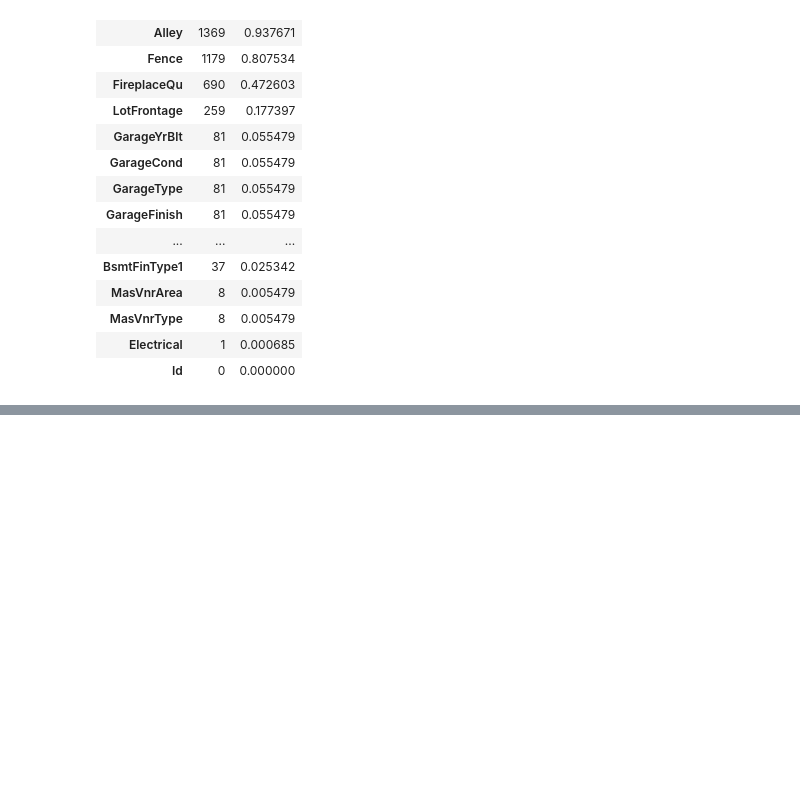
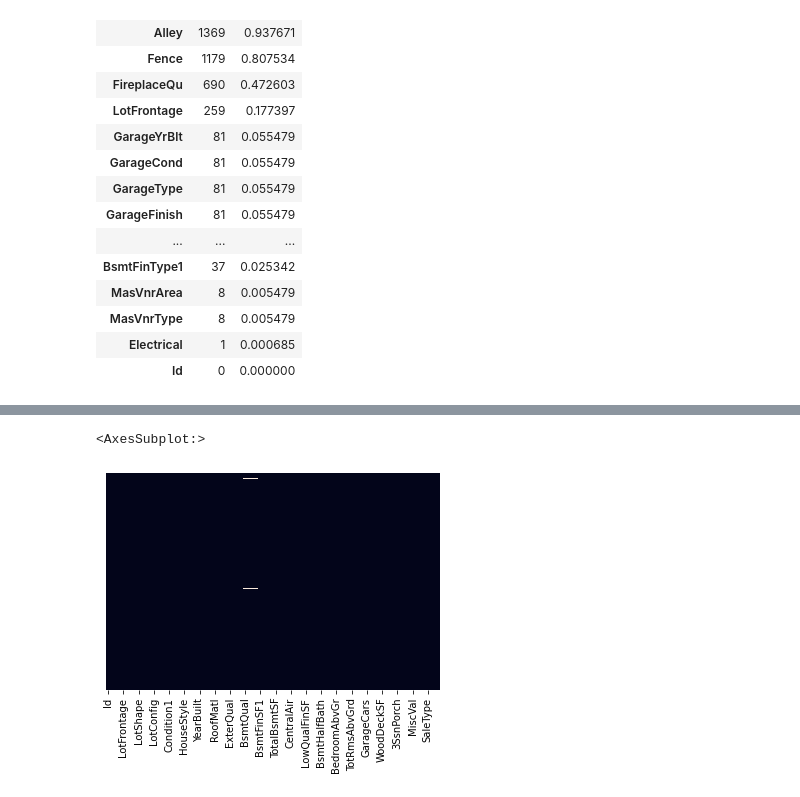
Before and after one commit to TaliyIvanov/Kaggle, a Jupyter notebook: 02.Kaggle Competition - House Prices Advanced Regression Techniques/Kaggle Competition - House Prices Advanced Regression Techniques.ipynb, the cells around one changed output, grey strips where cells are left out. Cells and saved outputs as stored; diff of their text form; code cells hidden in the pictures; blank space fills up the shorter version.

```diff
--- a/02.Kaggle Competition - House Prices Advanced Regression Techniques/Kaggle Competition - House Prices Advanced Regression Techniques.ipynb
+++ b/02.Kaggle Competition - House Prices Advanced Regression Techniques/Kaggle Competition - House Prices Advanced Regression Techniques.ipynb
@@ -269,0 +296,2 @@ missing_data.head(20)
+# %%
+df_train = df_train.drop(columns=['BsmtFinType2', 'BsmtExposure'])
@@ -269,0 +302,5 @@ missing_data.head(20)
+# %%
+sns.heatmap(df_train.isnull(),yticklabels=False,cbar=False)
+# %% [output]
+<AxesSubplot:>
+[figure, added]
```
Also changed, not shown: parts of 9 cells of this notebook.
